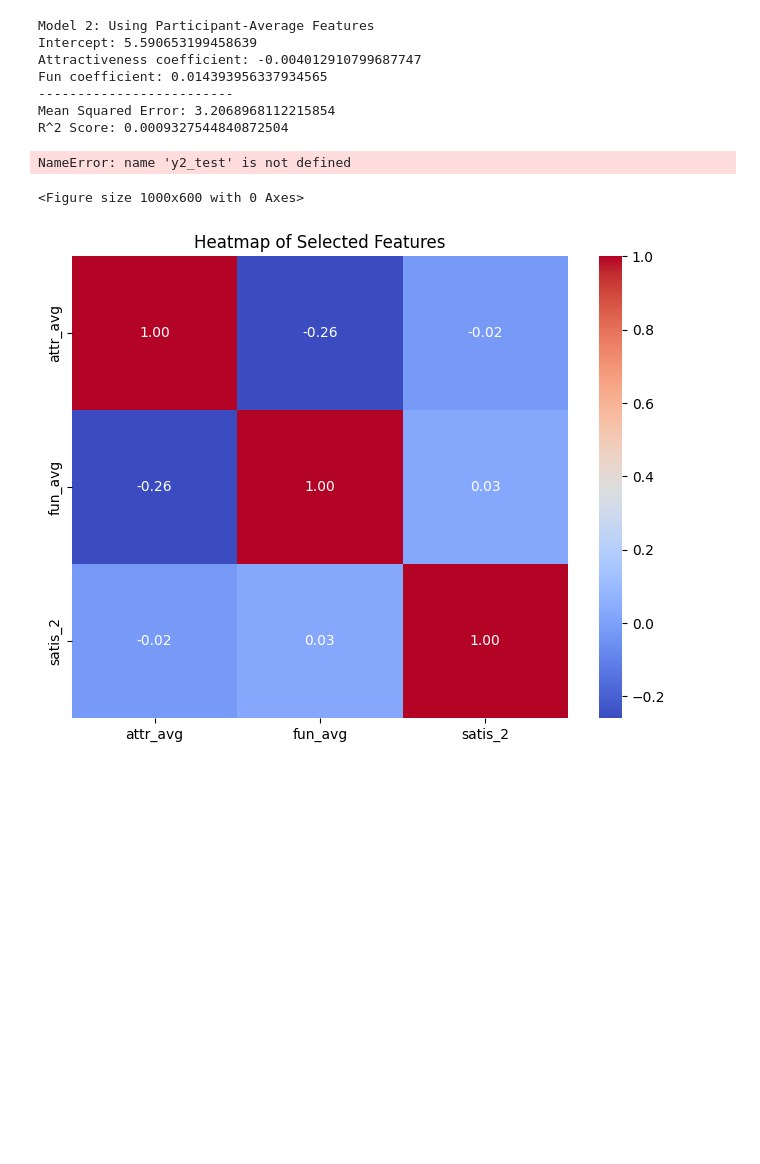
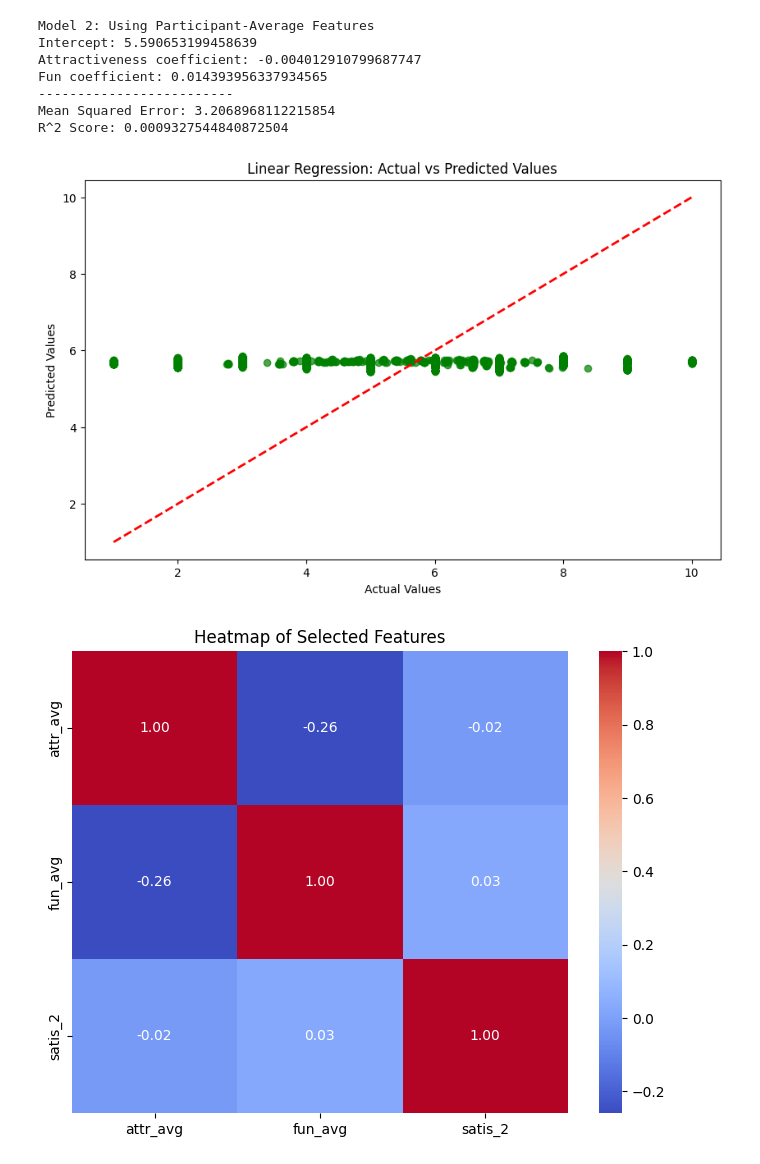
Before and after one commit to GJ0rdan/Speed-Dating, a Jupyter notebook: speeddatingeda.ipynb, the cells around one changed output. Cells and saved outputs as stored; diff of their text form; code cells hidden in the pictures; blank space fills up the shorter version.

```diff
--- a/speeddatingeda.ipynb
+++ b/speeddatingeda.ipynb
@@ -304,15 +305,14 @@ Mean Squared Error: 3.2068968112215854
 R^2 Score: 0.0009327544840872504
 # %%
 plt.figure(figsize=(10, 6))
-plt.scatter(y2_test, y2_pred, alpha=0.7, color='green')
-plt.plot([y2_test.min(), y2_test.max()], [y2_test.min(), y2_test.max()], 'r--', linewidth=2)
+plt.scatter(y2, y2_pred, alpha=0.7, color='green')
+plt.plot([y2.min(), y2.max()], [y2.min(), y2.max()], 'r--', linewidth=2)
 plt.title('Linear Regression: Actual vs Predicted Values')
 plt.xlabel('Actual Values')
 plt.ylabel('Predicted Values')
 plt.show()
 # %% [output]
-NameError: name 'y2_test' is not defined
-<Figure size 1000x600 with 0 Axes>
+[figure, added]
 # %%
 # Creating a heatmap to visualize the correlation matrix of the data.
 
```
Also changed, not shown: parts of 7 cells of this notebook.
